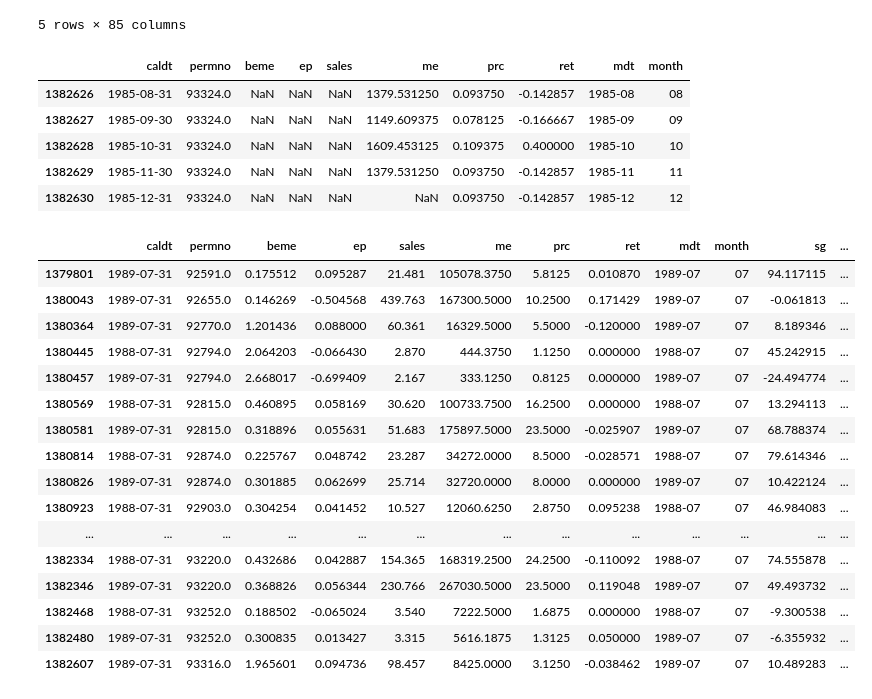
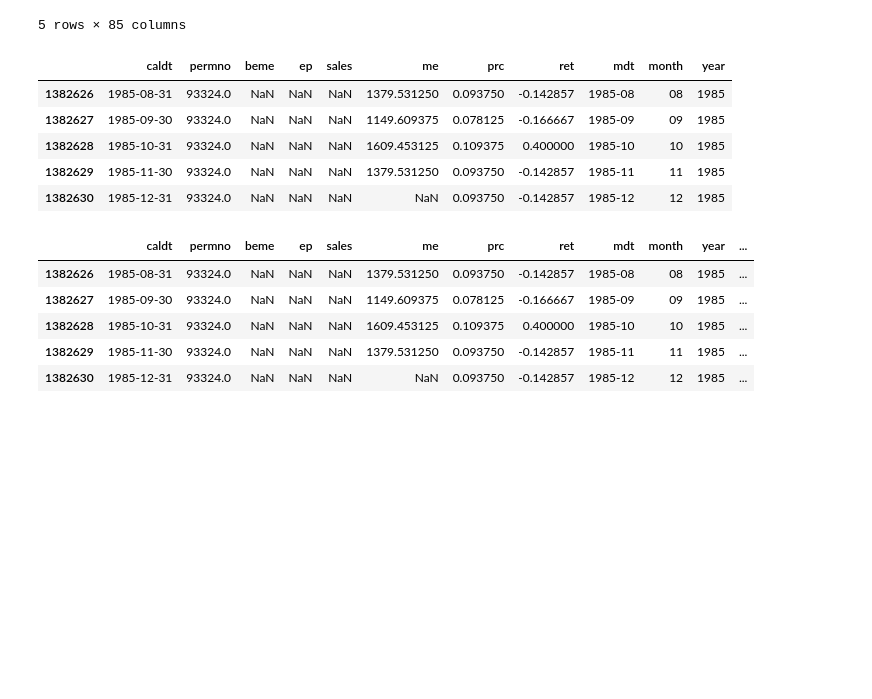
Before and after one commit to andrewhall1124/mean_reversion, a Jupyter notebook: strategies/experiments.ipynb, the cells around one changed output. Saved outputs shown, nothing was run; the diff lists cells and outputs as text; code cells hidden in the pictures; blank space fills up the shorter version.

```diff
--- a/strategies/experiments.ipynb
+++ b/strategies/experiments.ipynb
@@ -30,6 +34,7 @@ df = df.sort_values(['permno','caldt'])
 
 df['mdt'] = df['caldt'].dt.strftime("%Y-%m")
 df['month'] = df['caldt'].dt.strftime("%m")
+df['year'] = df['caldt'].dt.strftime("%Y")
 
 # In sample period
 start = '1963-04-01'
@@ -46,44 +51,31 @@ df = df.reset_index(drop=True)
 
 df.tail()
 # %% [output]
-|  | caldt | permno | beme | ep | sales | me | prc | ret | mdt | month |
-| 1382626 | 1985-08-31 | 93324.0 | NaN | NaN | NaN | 1379.531250 | 0.093750 | -0.142857 | 1985-08 | 08 |
-| 1382627 | 1985-09-30 | 93324.0 | NaN | NaN | NaN | 1149.609375 | 0.078125 | -0.166667 | 1985-09 | 09 |
-| 1382628 | 1985-10-31 | 93324.0 | NaN | NaN | NaN | 1609.453125 | 0.109375 | 0.400000 | 1985-10 | 10 |
-| 1382629 | 1985-11-30 | 93324.0 | NaN | NaN | NaN | 1379.531250 | 0.093750 | -0.142857 | 1985-11 | 11 |
-| 1382630 | 1985-12-31 | 93324.0 | NaN | NaN | NaN | NaN | 0.093750 | -0.142857 | 1985-12 | 12 |
+|  | caldt | permno | beme | ep | sales | me | prc | ret | mdt | month | year |
+| 1382626 | 1985-08-31 | 93324.0 | NaN | NaN | NaN | 1379.531250 | 0.093750 | -0.142857 | 1985-08 | 08 | 1985 |
+| 1382627 | 1985-09-30 | 93324.0 | NaN | NaN | NaN | 1149.609375 | 0.078125 | -0.166667 | 1985-09 | 09 | 1985 |
+| 1382628 | 1985-10-31 | 93324.0 | NaN | NaN | NaN | 1609.453125 | 0.109375 | 0.400000 | 1985-10 | 10 | 1985 |
+| 1382629 | 1985-11-30 | 93324.0 | NaN | NaN | NaN | 1379.531250 | 0.093750 | -0.142857 | 1985-11 | 11 | 1985 |
+| 1382630 | 1985-12-31 | 93324.0 | NaN | NaN | NaN | NaN | 0.093750 | -0.142857 | 1985-12 | 12 | 1985 |
 # %%
 # Generate features from the last 12 months
 
-formation_period = 12 # months
+formation_period = 60 # months ~ 5 years (same as paper)
 
-# 1 year sales growth
-df['sg'] = df.groupby("permno")['sales'].pct_change(fill_method=None) * 100
+# 1 month sales growth
+df['sg'] = df.groupby("permno")['sales'].pct_change(fill_method=None)
 
-df['log_beme'] = np.log(df['beme'])
+# Log 1 months sales growth
+df['log_sg'] = np.log(1+df['sg'])
 
-df = df.dropna()
+# Past 5 year log sales growth
+df[f'log_sg_{formation_period}'] = df.groupby('permno').rolling(formation_period,formation_period)['log_sg'].sum().reset_index(drop=True)
 
-df = df.query("month == '07'")
-
-df = df.query("-200 < sg < 200 and beme < 30")
-
-df.tail(24)
+df.tail()
 # %% [output]
-|  | caldt | permno | beme | ep | sales | me | prc | ret | mdt | month | sg | ... |
-| 1379801 | 1989-07-31 | 92591.0 | 0.175512 | 0.095287 | 21.481 | 105078.3750 | 5.8125 | 0.010870 | 1989-07 | 07 | 94.117115 | ... |
-| 1380043 | 1989-07-31 | 92655.0 | 0.146269 | -0.504568 | 439.763 | 167300.5000 | 10.2500 | 0.171429 | 1989-07 | 07 | -0.061813 | ... |
-| 1380364 | 1989-07-31 | 92770.0 | 1.201436 | 0.088000 | 60.361 | 16329.5000 | 5.5000 | -0.120000 | 1989-07 | 07 | 8.189346 | ... |
-| 1380445 | 1988-07-31 | 92794.0 | 2.064203 | -0.066430 | 2.870 | 444.3750 | 1.1250 | 0.000000 | 1988-07 | 07 | 45.242915 | ... |
-| 1380457 | 1989-07-31 | 92794.0 | 2.668017 | -0.699409 | 2.167 | 333.1250 | 0.8125 | 0.000000 | 1989-07 | 07 | -24.494774 | ... |
-| 1380569 | 1988-07-31 | 92815.0 | 0.460895 | 0.058169 | 30.620 | 100733.7500 | 16.2500 | 0.000000 | 1988-07 | 07 | 13.294113 | ... |
-| 1380581 | 1989-07-31 | 92815.0 | 0.318896 | 0.055631 | 51.683 | 175897.5000 | 23.5000 | -0.025907 | 1989-07 | 07 | 68.788374 | ... |
-| 1380814 | 1988-07-31 | 92874.0 | 0.225767 | 0.048742 | 23.287 | 34272.0000 | 8.5000 | -0.028571 | 1988-07 | 07 | 79.614346 | ... |
-| 1380826 | 1989-07-31 | 92874.0 | 0.301885 | 0.062699 | 25.714 | 32720.0000 | 8.0000 | 0.000000 | 1989-07 | 07 | 10.422124 | ... |
-| 1380923 | 1988-07-31 | 92903.0 | 0.304254 | 0.041452 | 10.527 | 12060.6250 | 2.8750 | 0.095238 | 1988-07 | 07 | 46.984083 | ... |
-| ... | ... | ... | ... | ... | ... | ... | ... | ... | ... | ... | ... | ... |
-| 1382334 | 1988-07-31 | 93220.0 | 0.432686 | 0.042887 | 154.365 | 168319.2500 | 24.2500 | -0.110092 | 1988-07 | 07 | 74.555878 | ... |
-| 1382346 | 1989-07-31 | 93220.0 | 0.368826 | 0.056344 | 230.766 | 267030.5000 | 23.5000 | 0.119048 | 1989-07 | 07 | 49.493732 | ... |
-| 1382468 | 1988-07-31 | 93252.0 | 0.188502 | -0.065024 | 3.540 | 7222.5000 | 1.6875 | 0.000000 | 1988-07 | 07 | -9.300538 | ... |
-| 1382480 | 1989-07-31 | 93252.0 | 0.300835 | 0.013427 | 3.315 | 5616.1875 | 1.3125 | 0.050000 | 1989-07 | 07 | -6.355932 | ... |
-| 1382607 | 1989-07-31 | 93316.0 | 1.965601 | 0.094736 | 98.457 | 8425.0000 | 3.1250 | -0.038462 | 1989-07 | 07 | 10.489283 | ... |
+|  | caldt | permno | beme | ep | sales | me | prc | ret | mdt | month | year | ... |
+| 1382626 | 1985-08-31 | 93324.0 | NaN | NaN | NaN | 1379.531250 | 0.093750 | -0.142857 | 1985-08 | 08 | 1985 | ... |
+| 1382627 | 1985-09-30 | 93324.0 | NaN | NaN | NaN | 1149.609375 | 0.078125 | -0.166667 | 1985-09 | 09 | 1985 | ... |
+| 1382628 | 1985-10-31 | 93324.0 | NaN | NaN | NaN | 1609.453125 | 0.109375 | 0.400000 | 1985-10 | 10 | 1985 | ... |
+| 1382629 | 1985-11-30 | 93324.0 | NaN | NaN | NaN | 1379.531250 | 0.093750 | -0.142857 | 1985-11 | 11 | 1985 | ... |
+| 1382630 | 1985-12-31 | 93324.0 | NaN | NaN | NaN | NaN | 0.093750 | -0.142857 | 1985-12 | 12 | 1985 | ... |
```
Also changed, not shown: parts of 15 cells of this notebook.
